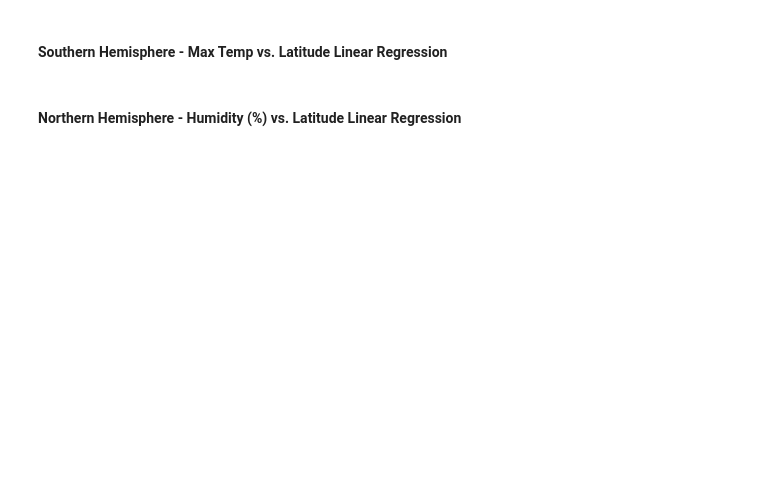
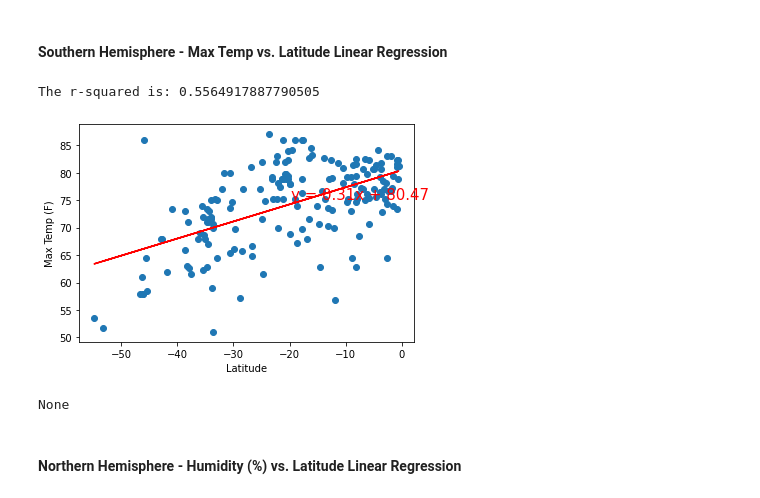
Before and after one commit to emersonmolett/python-api-challenge, a Jupyter notebook: WeatherPy/WeatherPy.ipynb, the cells around one changed output. Saved outputs shown, nothing was run; the diff lists cells and outputs as text; code cells hidden in the pictures; blank space fills up the shorter version.

```diff
--- a/WeatherPy/WeatherPy.ipynb
+++ b/WeatherPy/WeatherPy.ipynb
@@ -231,4 +252,14 @@ plt.show
 # %% [markdown]
 ####  Southern Hemisphere - Max Temp vs. Latitude Linear Regression
+# %%
+Southern_hemisphere = city_dataframe.loc[city_dataframe["Lat"]<0]
+x_values = Southern_hemisphere["Lat"]
+y_values = Southern_hemisphere["Max Temp"]
+plt.ylabel("Max Temp (F)")
+print(linear_reg_plot(x_values,y_values))
+# %% [output]
+The r-squared is: 0.5564917887790505
+[figure, added]
+None
 # %% [markdown]
 ####  Northern Hemisphere - Humidity (%) vs. Latitude Linear Regression
```
Also changed, not shown: parts of 8 cells of this notebook.
